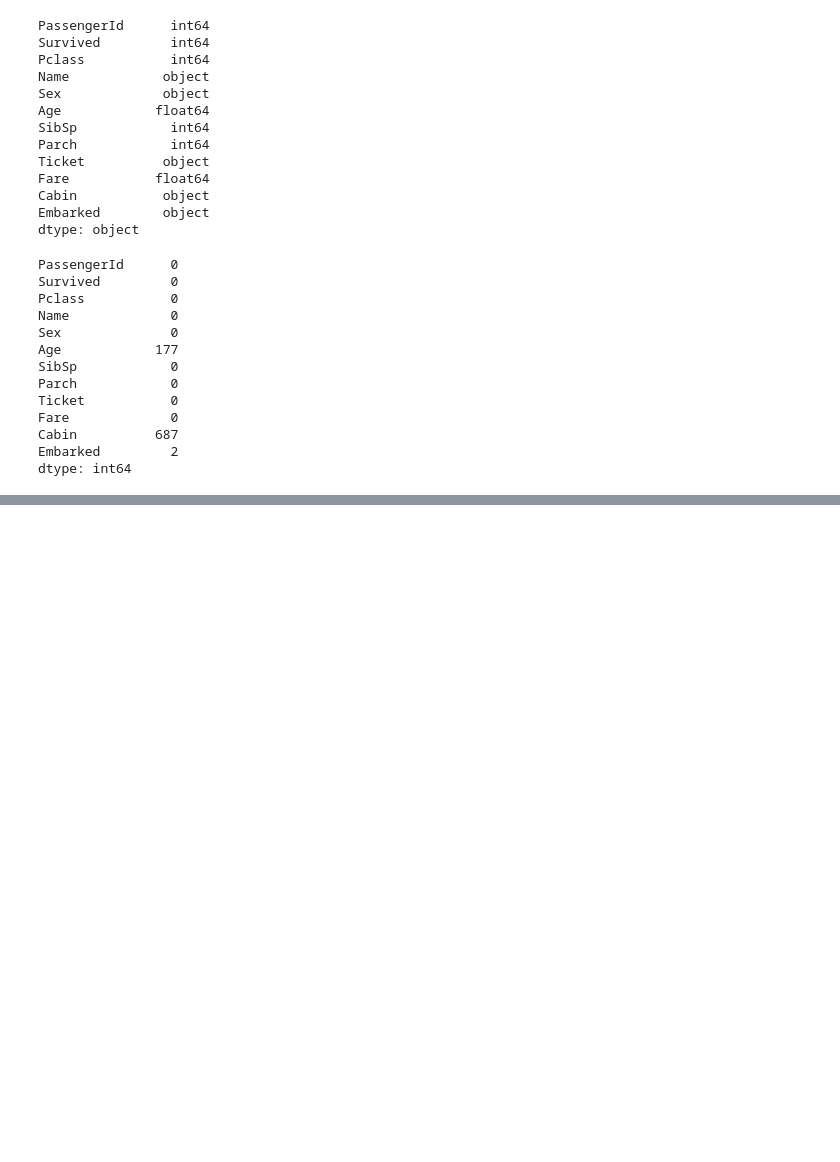
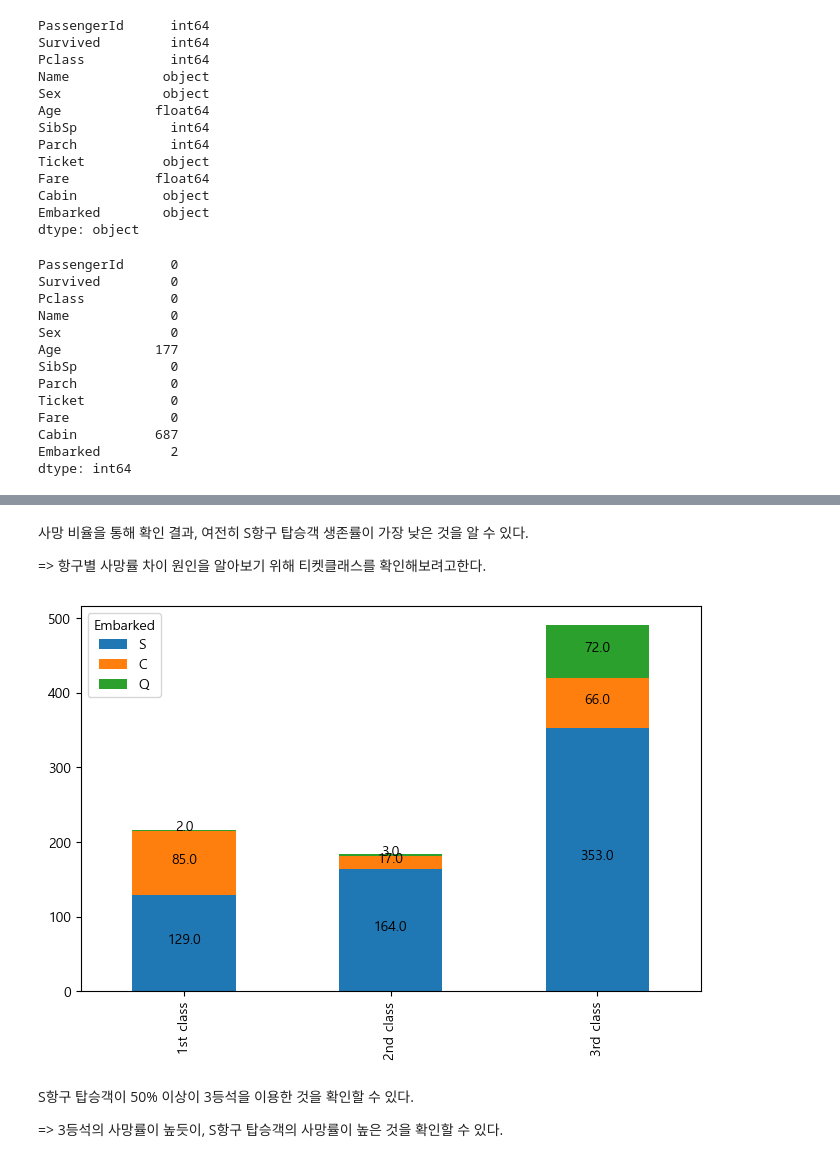
Before and after one commit to taelyne/titanic, a Jupyter notebook: titanic_3.ipynb, the cells around one changed output, grey strips where cells are left out. Saved outputs shown, nothing was run; the diff lists cells and outputs as text; code cells hidden in the pictures; blank space fills up the shorter version.

```diff
--- a/titanic_3.ipynb
+++ b/titanic_3.ipynb
@@ -74,0 +118,28 @@ print('\n변환 후: \n',dummies.head())
+# %% [markdown]
+사망 비율을 통해 확인 결과, 여전히 S항구 탑승객 생존률이 가장 낮은 것을 알 수 있다.
+
+=> 항구별 사망률 차이 원인을 알아보기 위해 티켓클래스를 확인해보려고한다.
+# %%
+# 항구별 탑승객 티켓 클래스
+
+pc1 = train[train['Pclass'] == 1]['Embarked'].value_counts()
+pc2 = train[train['Pclass'] == 2]['Embarked'].value_counts()
+pc3 = train[train['Pclass'] == 3]['Embarked'].value_counts()
+pc = pd.DataFrame([pc1, pc2, pc3])
+pc.index = ['1st class', '2nd class', '3rd class']
+
+fig, ax = plt.subplots(figsize=(8, 5))
+
+pc.plot(kind='bar', stacked=True, ax=ax)
+
+for p in ax.patches:
+    ax.text(p.get_x() + (p.get_width()/2),   # 가로 위치
+            p.get_y() + (p.get_height()/2),  # 세로 위치
+            f"{p.get_height():.1f}",         # 값 + 표시방법 소수 둘째자리까지
+            ha='center')                     # 좌우정렬 중간으로
+# %% [output]
+[figure, added]
+# %% [markdown]
+S항구 탑승객이 50% 이상이 3등석을 이용한 것을 확인할 수 있다.
+
+=> 3등석의 사망률이 높듯이, S항구 탑승객의 사망률이 높은 것을 확인할 수 있다.
```
Also changed, not shown: parts of 23 cells of this notebook.
